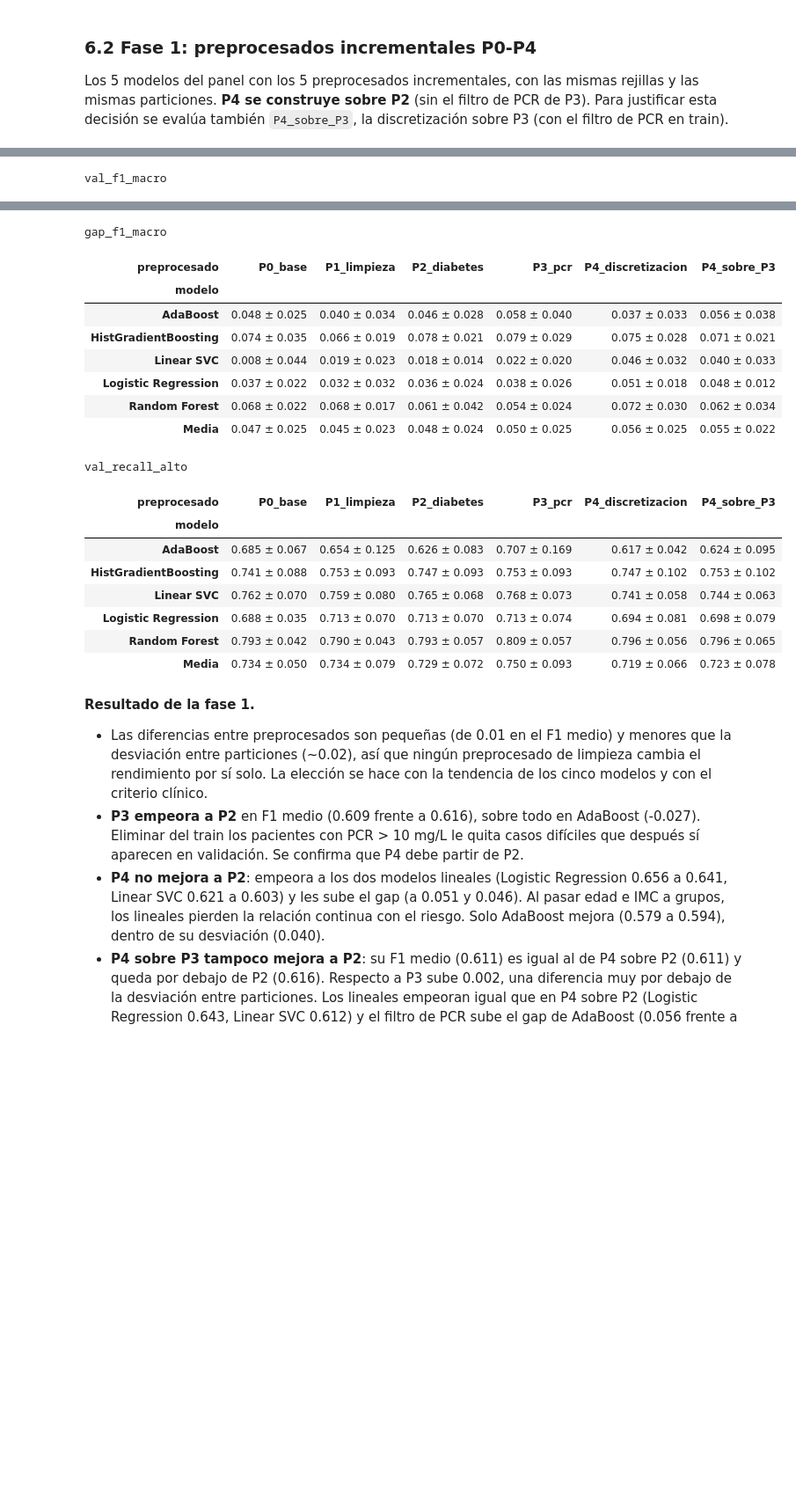
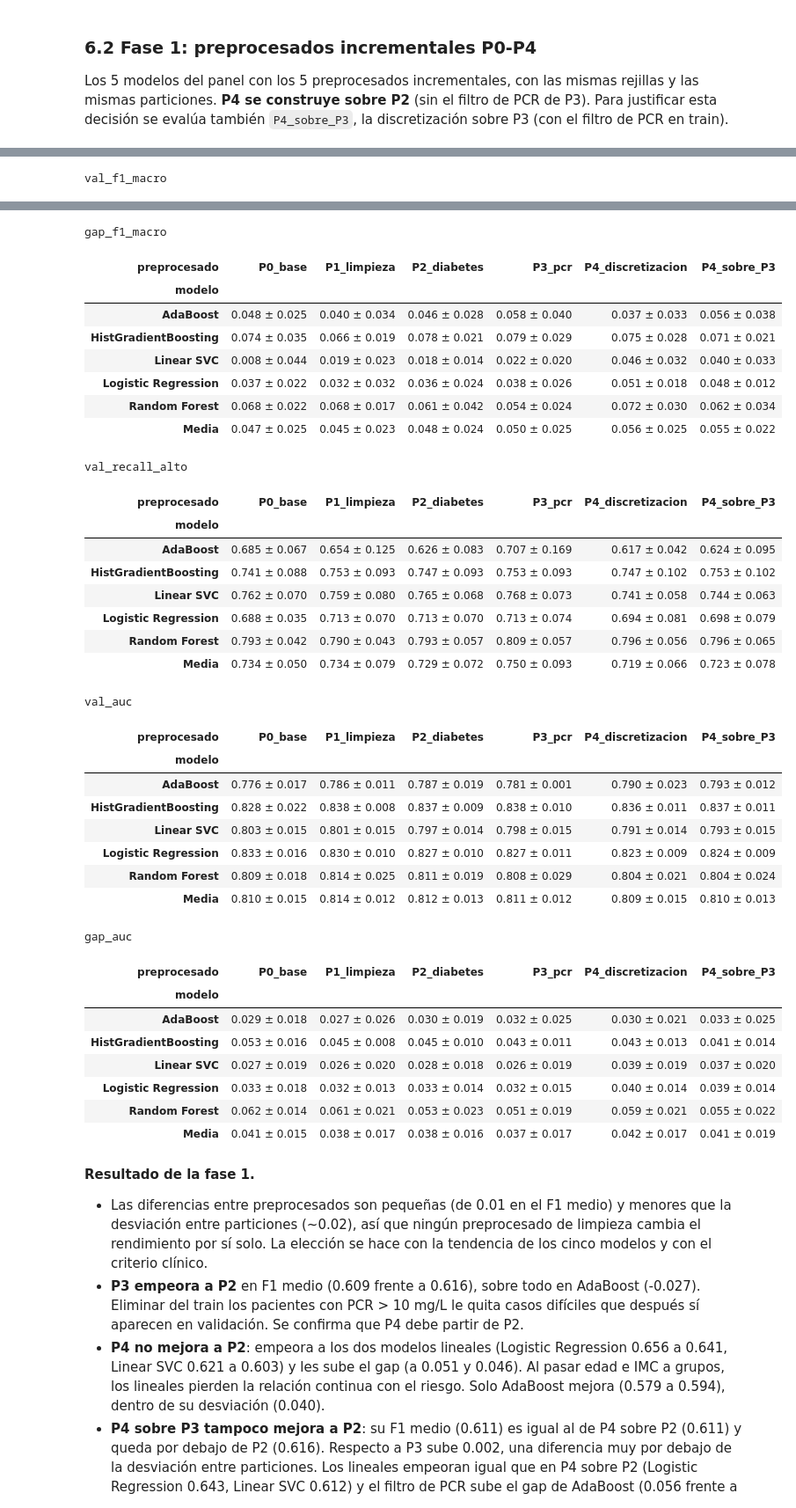
Before and after one commit to madalenointhemorning/MachineLearningUMU, a Jupyter notebook: notebooks/02_preprocesamiento_y_modelado.ipynb, the cells around one changed output, grey strips where cells are left out. Shown at 88% size. Saved outputs shown, nothing was run; the diff lists cells and outputs as text; code cells hidden in the pictures; blank space fills up the shorter version.

```diff
--- a/notebooks/02_preprocesamiento_y_modelado.ipynb
+++ b/notebooks/02_preprocesamiento_y_modelado.ipynb
@@ -728,7 +728,7 @@ def evaluar(pipeline, datos, nombre_modelo, nombre_preprocesado, verbose=False):
     metricas_folds = {
         "train_auc": [], "train_f1_macro": [], "train_recall_alto": [],
         "val_auc": [], "val_f1_macro": [], "val_recall_alto": [],
-        "gap_f1_macro": [], "gap_recall_alto": []
+        "gap_f1_macro": [], "gap_recall_alto": [], "gap_auc": []
     }
     X = datos.drop(columns=[TARGET])
     y = datos[TARGET].astype(int)
@@ -745,7 +745,8 @@ def evaluar(pipeline, datos, nombre_modelo, nombre_preprocesado, verbose=False):
         m_val = metricas(y_val_fold, y_pred_val, puntuaciones_modelo(pipeline_fold, X_val_fold), "val")
         gap_f1 = m_train['train_f1_macro'] - m_val['val_f1_macro']
         gap_recall = m_train['train_recall_alto'] - m_val['val_recall_alto']
-        m_fold_extra = {"gap_f1_macro": gap_f1, "gap_recall_alto": gap_recall}
+        gap_auc = m_train['train_auc'] - m_val['val_auc']
+        m_fold_extra = {"gap_f1_macro": gap_f1, "gap_recall_alto": gap_recall, "gap_auc": gap_auc}
         for k, v in {**m_train, **m_val, **m_fold_extra}.items():
             metricas_folds[k].append(v)
         if verbose:
@@ -754,7 +755,7 @@ def evaluar(pipeline, datos, nombre_modelo, nombre_preprocesado, verbose=False):
                 print(f"  Mejores params -> {pipeline_fold.best_params_}")
             print(f"  F1 Macro    -> Train: {m_train['train_f1_macro']:.4f} | Val: {m_val['val_f1_macro']:.4f} | Gap: {gap_f1:.4f}")
             print(f"  Recall Alto -> Train: {m_train['train_recall_alto']:.4f} | Val: {m_val['val_recall_alto']:.4f} | Gap: {gap_recall:.4f}")
-            print(f"  AUC ROC     -> Train: {m_train['train_auc']:.4f} | Val: {m_val['val_auc']:.4f}")
+            print(f"  AUC ROC     -> Train: {m_train['train_auc']:.4f} | Val: {m_val['val_auc']:.4f} | Gap: {gap_auc:.4f}")
     calculadas = {}
     for metrica, valores in metricas_folds.items():
         media = np.mean(valores)
@@ -771,13 +772,14 @@ def evaluar(pipeline, datos, nombre_modelo, nombre_preprocesado, verbose=False):
         "gap_recall_alto": calculadas["gap_recall_alto"],
         "train_auc": calculadas["train_auc"],
         "val_auc": calculadas["val_auc"],
+        "gap_auc": calculadas["gap_auc"],
     }
     df_resumen = pd.DataFrame([resumen_dict])
     if verbose:
         print(f"\nResumen global:")
         print(f"  F1 MACRO    -> Train: {resumen_dict['train_f1_macro']} | Val: {resumen_dict['val_f1_macro']} | Gap: {resumen_dict['gap_f1_macro']}")
         print(f"  RECALL ALTO -> Train: {resumen_dict['train_recall_alto']} | Val: {resumen_dict['val_recall_alto']} | Gap: {resumen_dict['gap_recall_alto']}")
-        print(f"  AUC ROC     -> Train: {resumen_dict['train_auc']} | Val: {resumen_dict['val_auc']}")
+        print(f"  AUC ROC     -> Train: {resumen_dict['train_auc']} | Val: {resumen_dict['val_auc']} | Gap: {resumen_dict['gap_auc']}")
     return df_resumen
 # %% [markdown]
 Antes de comparar preprocesamientos de limpieza, primero se prueban los modelos para hacer un ajuste de hiperparámetos para no obtener resultados con overfitting o underfitting. Además, hay que decidir qué 2 modelos base se van a escoger. Se usa el preprocesamiento de limpieza P0 para hacer las pruebas de ajustes de hiperparámetros. **P0 conserva todas las columnas originales, incluida `colesterol_total`** (como variable numérica): la eliminación de esa columna es exclusiva de P1 en adelante.
@@ -1554,37 +1556,55 @@ mostrar(fase1)
 fase1_num = a_numero(fase1)
 orden = ["P0_base", "P1_limpieza", "P2_diabetes", "P3_pcr", "P4_discretizacion", "P4_sobre_P3"]
 # Cada celda: media ± desviación de las 3 particiones externas
-for metrica in ["val_f1_macro", "gap_f1_macro", "val_recall_alto"]:
+for metrica in ["val_f1_macro", "gap_f1_macro", "val_recall_alto", "val_auc", "gap_auc"]:
     print(f"\n{metrica}")
     display(tabla_media_desv(fase1, orden, metrica))
 # %% [output]
 val_f1_macro
 | preprocesado | P0_base | P1_limpieza | P2_diabetes | P3_pcr | P4_discretizacion | P4_sobre_P3 |
 | modelo |  |  |  |  |  |  |
 | AdaBoost | 0.550 ± 0.006 | 0.583 ± 0.002 | 0.579 ± 0.026 | 0.552 ± 0.024 | 0.594 ± 0.040 | 0.582 ± 0.009 |
 | HistGradientBoosting | 0.622 ± 0.031 | 0.632 ± 0.012 | 0.624 ± 0.015 | 0.623 ± 0.019 | 0.624 ± 0.026 | 0.628 ± 0.021 |
 | Linear SVC | 0.627 ± 0.023 | 0.620 ± 0.012 | 0.621 ± 0.006 | 0.620 ± 0.010 | 0.603 ± 0.020 | 0.612 ± 0.023 |
 | Logistic Regression | 0.657 ± 0.017 | 0.659 ± 0.022 | 0.656 ± 0.017 | 0.653 ± 0.018 | 0.641 ± 0.012 | 0.643 ± 0.008 |
 | Random Forest | 0.592 ± 0.021 | 0.596 ± 0.013 | 0.599 ± 0.028 | 0.596 ± 0.034 | 0.592 ± 0.024 | 0.589 ± 0.030 |
 | Media | 0.610 ± 0.017 | 0.618 ± 0.012 | 0.616 ± 0.018 | 0.609 ± 0.011 | 0.611 ± 0.023 | 0.611 ± 0.015 |
 gap_f1_macro
 | preprocesado | P0_base | P1_limpieza | P2_diabetes | P3_pcr | P4_discretizacion | P4_sobre_P3 |
 | modelo |  |  |  |  |  |  |
 | AdaBoost | 0.048 ± 0.025 | 0.040 ± 0.034 | 0.046 ± 0.028 | 0.058 ± 0.040 | 0.037 ± 0.033 | 0.056 ± 0.038 |
 | HistGradientBoosting | 0.074 ± 0.035 | 0.066 ± 0.019 | 0.078 ± 0.021 | 0.079 ± 0.029 | 0.075 ± 0.028 | 0.071 ± 0.021 |
 | Linear SVC | 0.008 ± 0.044 | 0.019 ± 0.023 | 0.018 ± 0.014 | 0.022 ± 0.020 | 0.046 ± 0.032 | 0.040 ± 0.033 |
 | Logistic Regression | 0.037 ± 0.022 | 0.032 ± 0.032 | 0.036 ± 0.024 | 0.038 ± 0.026 | 0.051 ± 0.018 | 0.048 ± 0.012 |
 | Random Forest | 0.068 ± 0.022 | 0.068 ± 0.017 | 0.061 ± 0.042 | 0.054 ± 0.024 | 0.072 ± 0.030 | 0.062 ± 0.034 |
 | Media | 0.047 ± 0.025 | 0.045 ± 0.023 | 0.048 ± 0.024 | 0.050 ± 0.025 | 0.056 ± 0.025 | 0.055 ± 0.022 |
 val_recall_alto
 | preprocesado | P0_base | P1_limpieza | P2_diabetes | P3_pcr | P4_discretizacion | P4_sobre_P3 |
 | modelo |  |  |  |  |  |  |
 | AdaBoost | 0.685 ± 0.067 | 0.654 ± 0.125 | 0.626 ± 0.083 | 0.707 ± 0.169 | 0.617 ± 0.042 | 0.624 ± 0.095 |
 | HistGradientBoosting | 0.741 ± 0.088 | 0.753 ± 0.093 | 0.747 ± 0.093 | 0.753 ± 0.093 | 0.747 ± 0.102 | 0.753 ± 0.102 |
 | Linear SVC | 0.762 ± 0.070 | 0.759 ± 0.080 | 0.765 ± 0.068 | 0.768 ± 0.073 | 0.741 ± 0.058 | 0.744 ± 0.063 |
 | Logistic Regression | 0.688 ± 0.035 | 0.713 ± 0.070 | 0.713 ± 0.070 | 0.713 ± 0.074 | 0.694 ± 0.081 | 0.698 ± 0.079 |
 | Random Forest | 0.793 ± 0.042 | 0.790 ± 0.043 | 0.793 ± 0.057 | 0.809 ± 0.057 | 0.796 ± 0.056 | 0.796 ± 0.065 |
 | Media | 0.734 ± 0.050 | 0.734 ± 0.079 | 0.729 ± 0.072 | 0.750 ± 0.093 | 0.719 ± 0.066 | 0.723 ± 0.078 |
+val_auc
+| preprocesado | P0_base | P1_limpieza | P2_diabetes | P3_pcr | P4_discretizacion | P4_sobre_P3 |
+| modelo |  |  |  |  |  |  |
+| AdaBoost | 0.776 ± 0.017 | 0.786 ± 0.011 | 0.787 ± 0.019 | 0.781 ± 0.001 | 0.790 ± 0.023 | 0.793 ± 0.012 |
+| HistGradientBoosting | 0.828 ± 0.022 | 0.838 ± 0.008 | 0.837 ± 0.009 | 0.838 ± 0.010 | 0.836 ± 0.011 | 0.837 ± 0.011 |
+| Linear SVC | 0.803 ± 0.015 | 0.801 ± 0.015 | 0.797 ± 0.014 | 0.798 ± 0.015 | 0.791 ± 0.014 | 0.793 ± 0.015 |
+| Logistic Regression | 0.833 ± 0.016 | 0.830 ± 0.010 | 0.827 ± 0.010 | 0.827 ± 0.011 | 0.823 ± 0.009 | 0.824 ± 0.009 |
+| Random Forest | 0.809 ± 0.018 | 0.814 ± 0.025 | 0.811 ± 0.019 | 0.808 ± 0.029 | 0.804 ± 0.021 | 0.804 ± 0.024 |
+| Media | 0.810 ± 0.015 | 0.814 ± 0.012 | 0.812 ± 0.013 | 0.811 ± 0.012 | 0.809 ± 0.015 | 0.810 ± 0.013 |
+gap_auc
+| preprocesado | P0_base | P1_limpieza | P2_diabetes | P3_pcr | P4_discretizacion | P4_sobre_P3 |
+| modelo |  |  |  |  |  |  |
+| AdaBoost | 0.029 ± 0.018 | 0.027 ± 0.026 | 0.030 ± 0.019 | 0.032 ± 0.025 | 0.030 ± 0.021 | 0.033 ± 0.025 |
+| HistGradientBoosting | 0.053 ± 0.016 | 0.045 ± 0.008 | 0.045 ± 0.010 | 0.043 ± 0.011 | 0.043 ± 0.013 | 0.041 ± 0.014 |
+| Linear SVC | 0.027 ± 0.019 | 0.026 ± 0.020 | 0.028 ± 0.018 | 0.026 ± 0.019 | 0.039 ± 0.019 | 0.037 ± 0.020 |
+| Logistic Regression | 0.033 ± 0.018 | 0.032 ± 0.013 | 0.033 ± 0.014 | 0.032 ± 0.015 | 0.040 ± 0.014 | 0.039 ± 0.014 |
+| Random Forest | 0.062 ± 0.014 | 0.061 ± 0.021 | 0.053 ± 0.023 | 0.051 ± 0.019 | 0.059 ± 0.021 | 0.055 ± 0.022 |
+| Media | 0.041 ± 0.015 | 0.038 ± 0.017 | 0.038 ± 0.016 | 0.037 ± 0.017 | 0.042 ± 0.017 | 0.041 ± 0.019 |
 # %% [markdown]
 **Resultado de la fase 1.**
 
```
Also changed, not shown: parts of 15 cells of this notebook, 2 other files.
